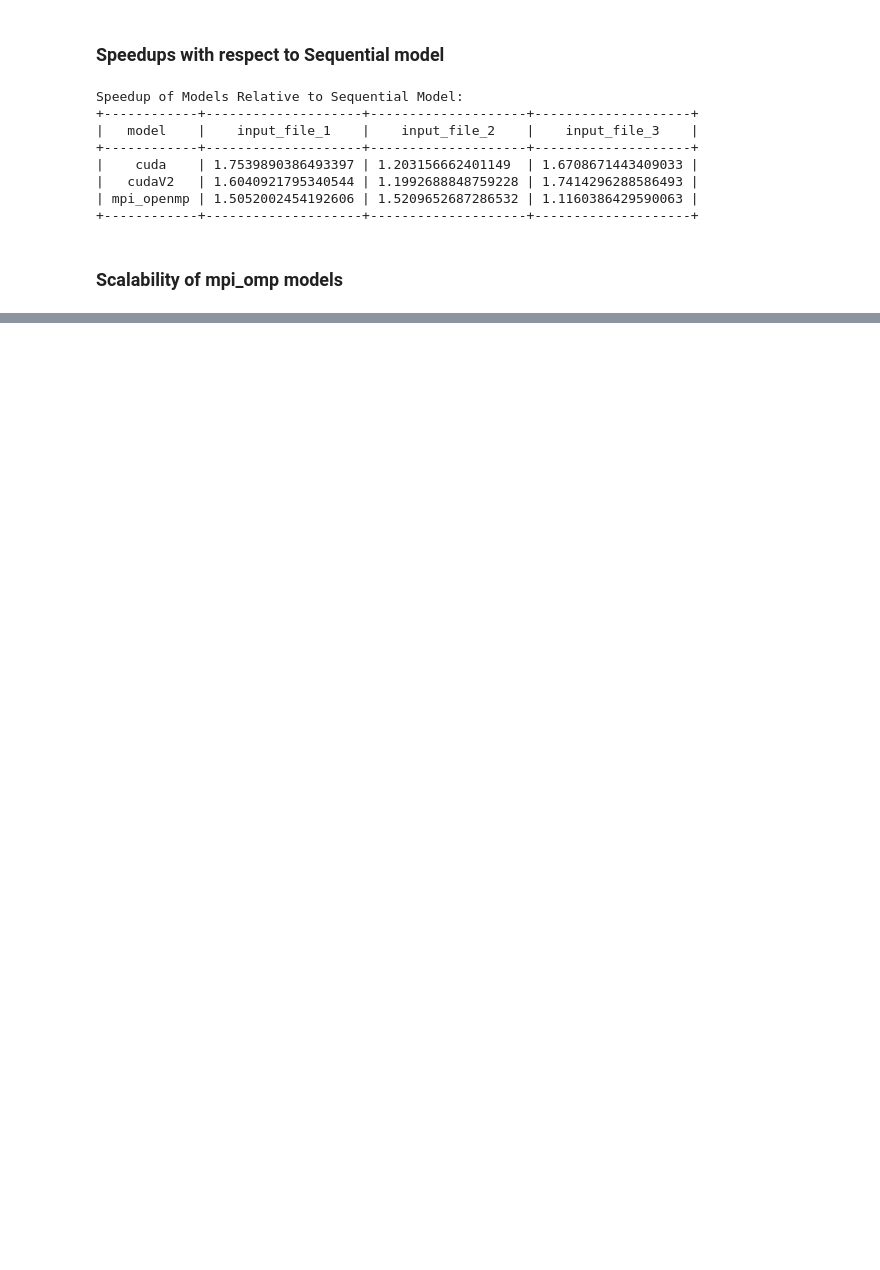
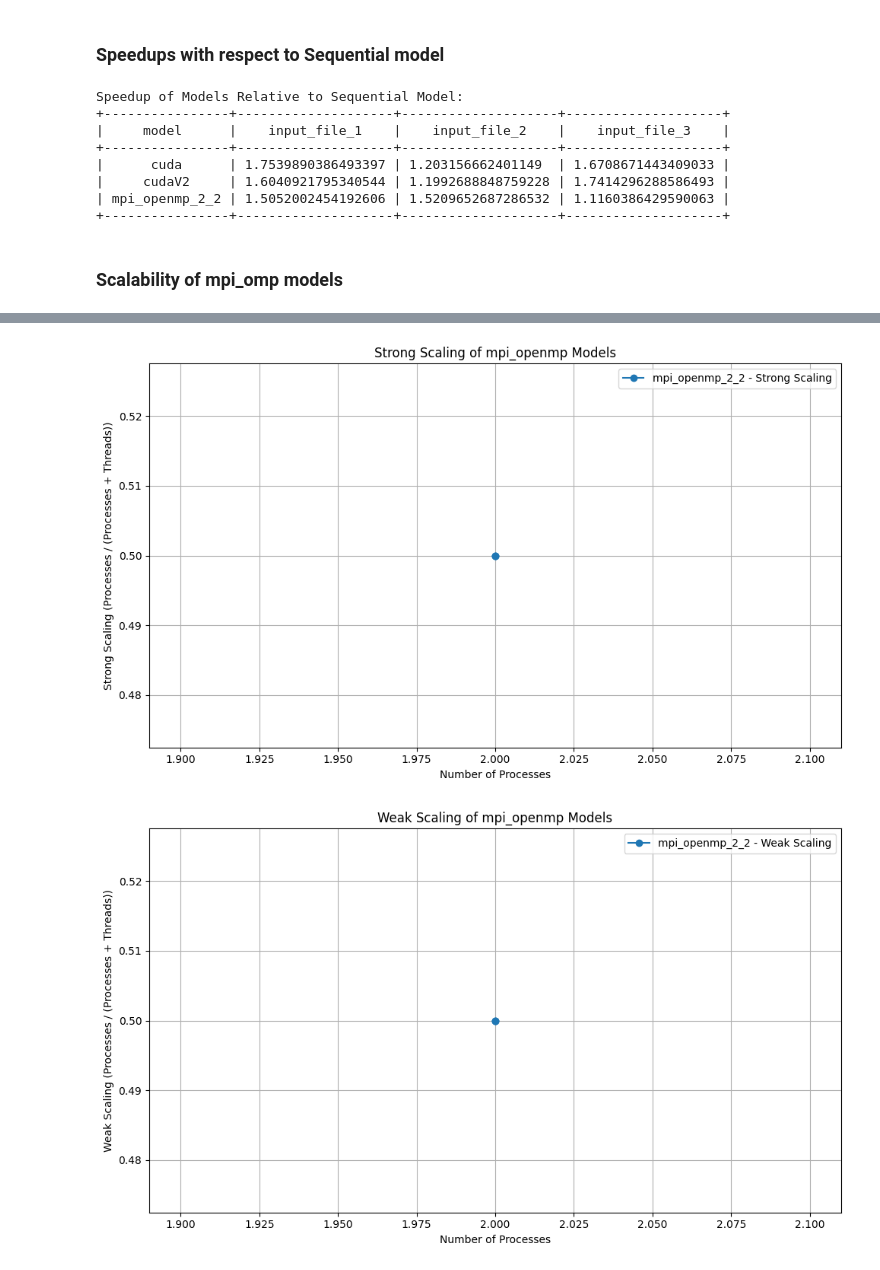
Before and after one commit to i0nut02/k-means, a Jupyter notebook: benchmarks.ipynb, the cells around one changed output, grey strips where cells are left out. Saved outputs shown, nothing was run; the diff lists cells and outputs as text; code cells hidden in the pictures; blank space fills up the shorter version.

```diff
--- a/benchmarks.ipynb
+++ b/benchmarks.ipynb
@@ -93,12 +82,12 @@ def load_results():
                     data.append({
                         'model': model,
                         'input_file': input_file,
-                        'time': time
+                        'execution_time': time
                     })
     return pd.DataFrame(data)
 
-results_df = load_results()
-results_df.head()
+result_df = load_results()
+result_df.head()
 # %% [output]
 |  |
 # %% [markdown]
@@ -183,13 +172,13 @@ print("Speedup of Models Relative to Sequential Model:")
 print(tabulate(speedup_table, headers='keys', tablefmt='pretty', showindex=True))
 # %% [output]
 Speedup of Models Relative to Sequential Model:
-+------------+--------------------+--------------------+--------------------+
-|   model    |    input_file_1    |    input_file_2    |    input_file_3    |
-+------------+--------------------+--------------------+--------------------+
-|    cuda    | 1.7539890386493397 | 1.203156662401149  | 1.6708671443409033 |
-|   cudaV2   | 1.6040921795340544 | 1.1992688848759228 | 1.7414296288586493 |
-| mpi_openmp | 1.5052002454192606 | 1.5209652687286532 | 1.1160386429590063 |
-+------------+--------------------+--------------------+--------------------+
++----------------+--------------------+--------------------+--------------------+
+|     model      |    input_file_1    |    input_file_2    |    input_file_3    |
++----------------+--------------------+--------------------+--------------------+
+|      cuda      | 1.7539890386493397 | 1.203156662401149  | 1.6708671443409033 |
+|     cudaV2     | 1.6040921795340544 | 1.1992688848759228 | 1.7414296288586493 |
+| mpi_openmp_2_2 | 1.5052002454192606 | 1.5209652687286532 | 1.1160386429590063 |
++----------------+--------------------+--------------------+--------------------+
 # %% [markdown]
 ### Scalability of mpi_omp models
 # %%
@@ -220,53 +209,69 @@ for model in mpi_openmp_data["model"].unique():
     # Extract the number of processes and threads from the model name
     num_processes, num_threads = map(int, model.split("_")[-2:])
 
-    # Add the model, number of processes, number of threads, and speedup data to the list
+    # Calculate strong and weak scaling
+    merged_data["strong_scaling"] = num_processes / (num_processes + num_threads)
+    merged_data["weak_scaling"] = num_processes / (num_processes + num_threads)
+
+    # Add the model, number of processes, number of threads, speedup, and scaling data to the list
     for input_file in merged_data["input_file"].unique():
         speedup_data_mpi_openmp.append({
             "input_file": input_file,
             "num_processes": num_processes,
             "num_threads": num_threads,
             "model": model,
-            "speedup": merged_data[merged_data["input_file"] == input_file]["speedup"].mean()  # Take the mean speedup for each input file
+            "speedup": merged_data[merged_data["input_file"] == input_file]["speedup"].mean(),  # Take the mean speedup for each input file
+            "strong_scaling": merged_data[merged_data["input_file"] == input_file]["strong_scaling"].mean(),
+            "weak_scaling": merged_data[merged_data["input_file"] == input_file]["weak_scaling"].mean()
         })
 
 # Create a DataFrame from the speedup data
 speedup_df_mpi_openmp = pd.DataFrame(speedup_data_mpi_openmp)
 
-# Pivot the table to get models as rows and input files as columns
+# Pivot the table to get models as rows and input files as columns for speedup, strong scaling, and weak scaling
 speedup_table_mpi_openmp = speedup_df_mpi_openmp.pivot(index="model", columns="input_file", values="speedup")
+strong_scaling_table = speedup_df_mpi_openmp.pivot(index="model", columns="input_file", values="strong_scaling")
+weak_scaling_table = speedup_df_mpi_openmp.pivot(index="model", columns="input_file", values="weak_scaling")
 
-# Print the formatted table using tabulate
+# Print the formatted tables using tabulate
 print("Speedup of mpi_openmp Models Relative to Sequential Model:")
 print(tabulate(speedup_table_mpi_openmp, headers='keys', tablefmt='pretty', showindex=True))
 
-# Now analyze scalability based on the number of processes and threads
+print("\nStrong Scaling of mpi_openmp Models:")
+print(tabulate(strong_scaling_table, headers='keys', tablefmt='pretty', showindex=True))
 
-# First, let's group by the number of processes and calculate the average speedup for each configuration
-process_scalability = speedup_df_mpi_openmp.groupby("num_processes")["speedup"].mean().reset_index()
+print("\nWeak Scaling of mpi_openmp Models:")
+print(tabulate(weak_scaling_table, headers='keys', tablefmt='pretty', showindex=True))
 
-# Plot the scalability of mpi_openmp models as a function of the number of processes
+# Now analyze scalability based on strong scaling
+
+# Plot Strong Scaling
 plt.figure(figsize=(10, 6))
-plt.plot(process_scalability["num_processes"], process_scalability["speedup"], marker="o", label="Speedup vs Num Processes")
+for model in speedup_df_mpi_openmp["model"].unique():
+    model_data = speedup_df_mpi_openmp[speedup_df_mpi_openmp["model"] == model]
+    plt.plot(model_data["num_processes"], model_data["strong_scaling"], marker="o", label=f"{model} - Strong Scaling")
+
 plt.xlabel("Number of Processes")
-plt.ylabel("Speedup (Relative to Sequential)")
-plt.title("Scalability of mpi_openmp Models (Speedup vs Num Processes)")
+plt.ylabel("Strong Scaling (Processes / (Processes + Threads))")
+plt.title("Strong Scaling of mpi_openmp Models")
+plt.legend()
 plt.grid(True)
 plt.tight_layout()
-plt.legend()
 plt.show()
 
-# Now, let's analyze scalability based on the number of threads
-thread_scalability = speedup_df_mpi_openmp.groupby("num_threads")["speedup"].mean().reset_index()
+# Now analyze scalability based on weak scaling
 
-# Plot the scalability of mpi_openmp models as a function of the number of threads
+# Plot Weak Scaling
 plt.figure(figsize=(10, 6))
-plt.plot(thread_scalability["num_threads"], thread_scalability["speedup"], marker="o", label="Speedup vs Num Threads")
-plt.xlabel("Number of Threads")
-plt.ylabel("Speedup (Relative to Sequential)")
-plt.title("Scalability of mpi_openmp Models (Speedup vs Num Threads)")
+for model in speedup_df_mpi_openmp["model"].unique():
+    model_data = speedup_df_mpi_openmp[speedup_df_mpi_openmp["model"] == model]
+    plt.plot(model_data["num_processes"], model_data["weak_scaling"], marker="o", label=f"{model} - Weak Scaling")
+
+plt.xlabel("Number of Processes")
+plt.ylabel("Weak Scaling (Processes / (Processes + Threads))")
+plt.title("Weak Scaling of mpi_openmp Models")
+plt.legend()
 plt.grid(True)
 plt.tight_layout()
-plt.legend()
 plt.show()
 # %% [output]
@@ -273,0 +298,2 @@ ValueError: invalid literal for int() with base 10: 'mpi'
+[figure, added]
+[figure, added]
```
Also changed, not shown: parts of 3 cells of this notebook, 2 other files.
